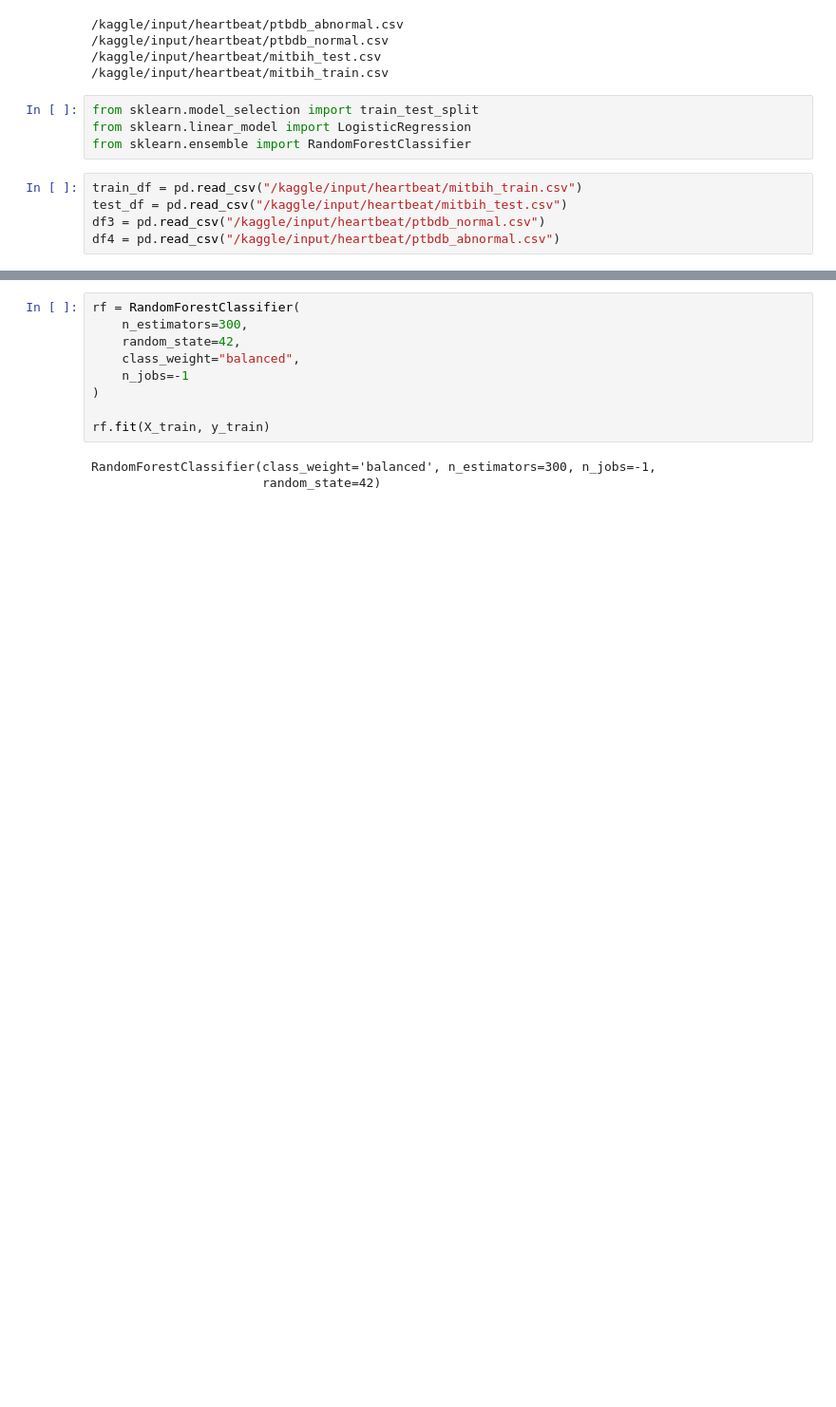
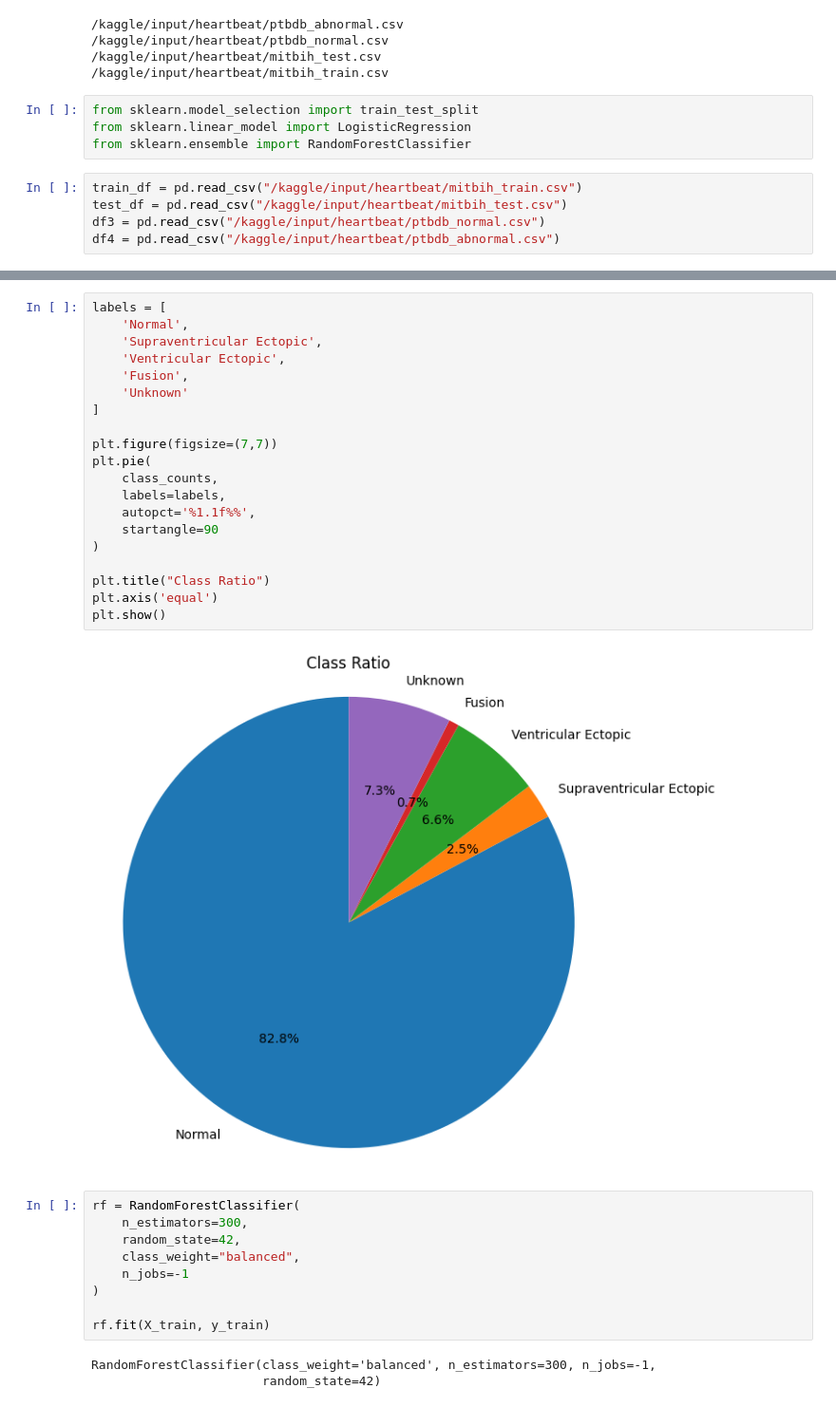
Before and after one commit to AnhTam324/mlmed2026, a Jupyter notebook: report1-mlm.ipynb, the cells around one changed output, grey strips where cells are left out. Shown at 95% size. Drawn from its saved outputs; the diff is of its cells as text; blank space fills up the shorter version.

```diff
--- a/report1-mlm.ipynb
+++ b/report1-mlm.ipynb
@@ -97,3 +108,25 @@ plt.xticks(
+# %%
+labels = [
+    'Normal',
+    'Supraventricular Ectopic',
+    'Ventricular Ectopic',
+    'Fusion',
+    'Unknown'
+]
+
+plt.figure(figsize=(7,7))
+plt.pie(
+    class_counts,
+    labels=labels,
+    autopct='%1.1f%%',
+    startangle=90
+)
+
+plt.title("Class Ratio")
+plt.axis('equal')
+plt.show()
+# %% [output]
+[figure, added]
 # %%
 rf = RandomForestClassifier(
     n_estimators=300,
```
Also changed, not shown: parts of 6 cells of this notebook.
